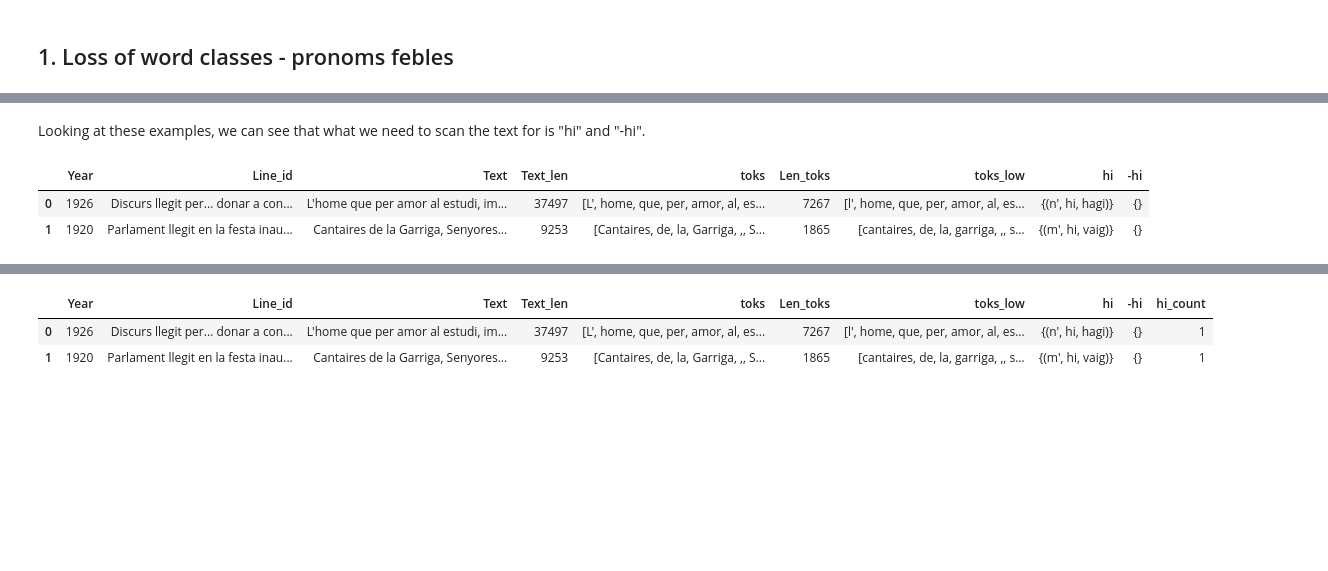
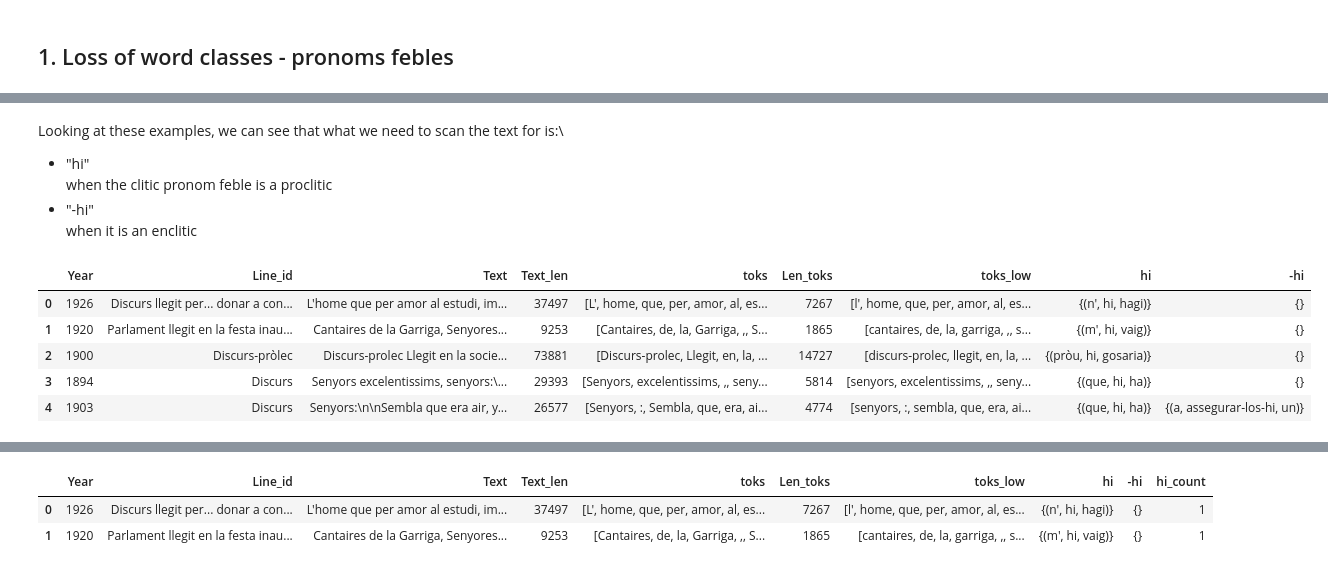
Before and after one commit to Data-Science-for-Linguists-2025/Linguistic-Markers-Catalan-Substitution, a Jupyter notebook: Analysis-1-LowLevel.ipynb, the cells around one changed output, grey strips where cells are left out. Drawn from its saved outputs; the diff is of its cells as text; code cells hidden in the pictures; blank space fills up the shorter version.

```diff
--- a/Analysis-1-LowLevel.ipynb
+++ b/Analysis-1-LowLevel.ipynb
@@ -87,3 +98,7 @@ Example sentences that we are building from Spanish influence instead of using a
 # %% [markdown]
-Looking at these examples, we can see that what we need to scan the text for is "hi" and "-hi".
+Looking at these examples, we can see that what we need to scan the text for is:\
+- "hi"\
+  when the clitic pronom feble is a proclitic
+- "-hi"\
+  when it is an enclitic
 # %%
@@ -94,7 +109,7 @@ tokscomplete_df["toks_low"] = tokscomplete_df["toks"].apply(lambda x: [w.lower()
 def get_pf(tok_list, pf_target):
     '''
     takes in a token list and a pronom feble as target
-    returns a list of tupples
+    returns a list of 3 element tupples:
     (preceding word, target pronom feble, following word)
     '''
     found = [(tok_list[tok_list.index(word)-1], word, tok_list[tok_list.index(word)+1])
@@ -111,8 +126,12 @@ tokscomplete_df["-hi"] = tokscomplete_df["toks_low"].apply(lambda x: get_pf(x, r
 #tokscomplete_df["n'"] = tokscomplete_df["toks_low"].apply(lambda x: get_pf(x, r"n[’']"))
 #tokscomplete_df["-ne"] = tokscomplete_df["toks_low"].apply(lambda x: get_pf(x, r".*-ne"))
 # %%
-tokscomplete_df.head(2)
+# taking a look at the dataframe after these new columns
+tokscomplete_df.head()
 # %% [output]
 |  | Year | Line_id | Text | Text_len | toks | Len_toks | toks_low | hi | -hi |
 | 0 | 1926 | Discurs llegit per... donar a con... | L'home que per amor al estudi, im... | 37497 | [L', home, que, per, amor, al, es... | 7267 | [l', home, que, per, amor, al, es... | {(n', hi, hagi)} | {} |
 | 1 | 1920 | Parlament llegit en la festa inau... | Cantaires de la Garriga, Senyores... | 9253 | [Cantaires, de, la, Garriga, ,, S... | 1865 | [cantaires, de, la, garriga, ,, s... | {(m', hi, vaig)} | {} |
+| 2 | 1900 | Discurs-pròlec | Discurs-prolec Llegit en la socie... | 73881 | [Discurs-prolec, Llegit, en, la, ... | 14727 | [discurs-prolec, llegit, en, la, ... | {(pròu, hi, gosaria)} | {} |
+| 3 | 1894 | Discurs | Senyors excelentissims, senyors:\... | 29393 | [Senyors, excelentissims, ,, seny... | 5814 | [senyors, excelentissims, ,, seny... | {(que, hi, ha)} | {} |
+| 4 | 1903 | Discurs | Senyors:\n\nSembla que era air, y... | 26577 | [Senyors, :, Sembla, que, era, ai... | 4774 | [senyors, :, sembla, que, era, ai... | {(que, hi, ha)} | {(a, assegurar-los-hi, un)} |
```
Also changed, not shown: parts of 22 cells of this notebook.
